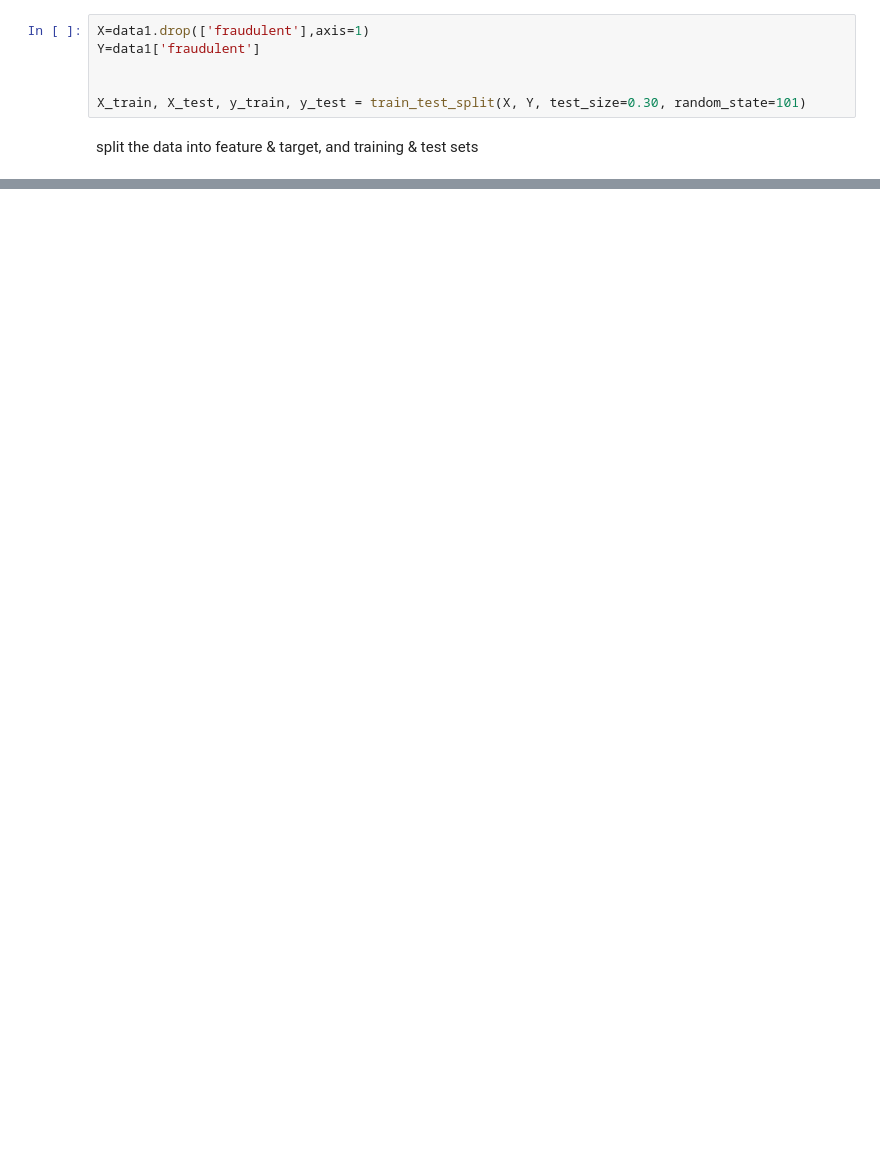
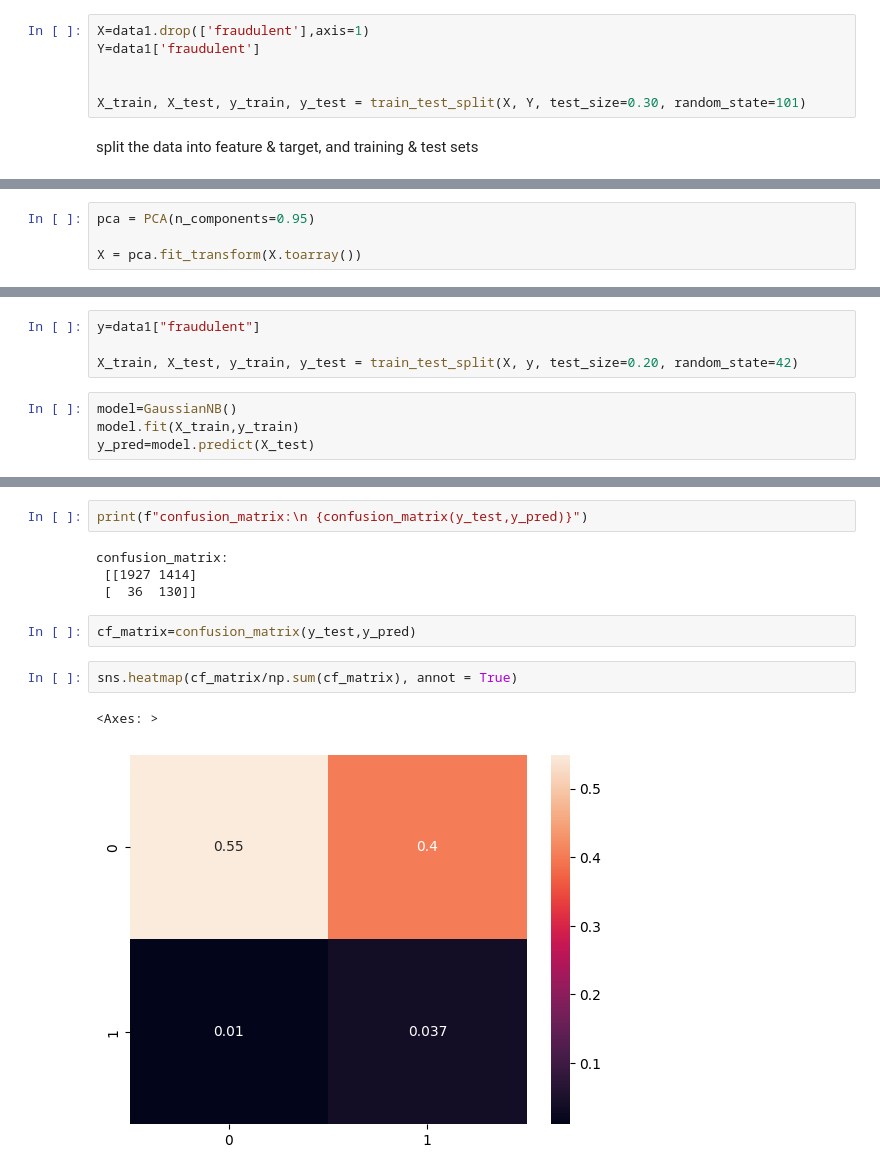
Before and after one commit to 13Lena/CS39AA-Project, a Jupyter notebook: fork-of-notebook70f92d4f56.ipynb, the cells around one changed output, grey strips where cells are left out. Drawn from its saved outputs; the diff is of its cells as text; blank space fills up the shorter version.

```diff
--- a/fork-of-notebook70f92d4f56.ipynb
+++ b/fork-of-notebook70f92d4f56.ipynb
@@ -190,0 +339,4 @@ I Will be using the random forest for the base model for this project
+# %%
+pca = PCA(n_components=0.95)
+
+X = pca.fit_transform(X.toarray())
@@ -190,0 +352,8 @@ I Will be using the random forest for the base model for this project
+# %%
+y=data1["fraudulent"]
+
+X_train, X_test, y_train, y_test = train_test_split(X, y, test_size=0.20, random_state=42)
+# %%
+model=GaussianNB()
+model.fit(X_train,y_train)
+y_pred=model.predict(X_test)
@@ -190,0 +376,13 @@ I Will be using the random forest for the base model for this project
+# %%
+print(f"confusion_matrix:\n {confusion_matrix(y_test,y_pred)}")
+# %% [output]
+confusion_matrix:
+ [[1927 1414]
+ [  36  130]]
+# %%
+cf_matrix=confusion_matrix(y_test,y_pred)
+# %%
+sns.heatmap(cf_matrix/np.sum(cf_matrix), annot = True)
+# %% [output]
+<Axes: >
+[figure, added]
```
Also changed, not shown: parts of 39 cells of this notebook.
